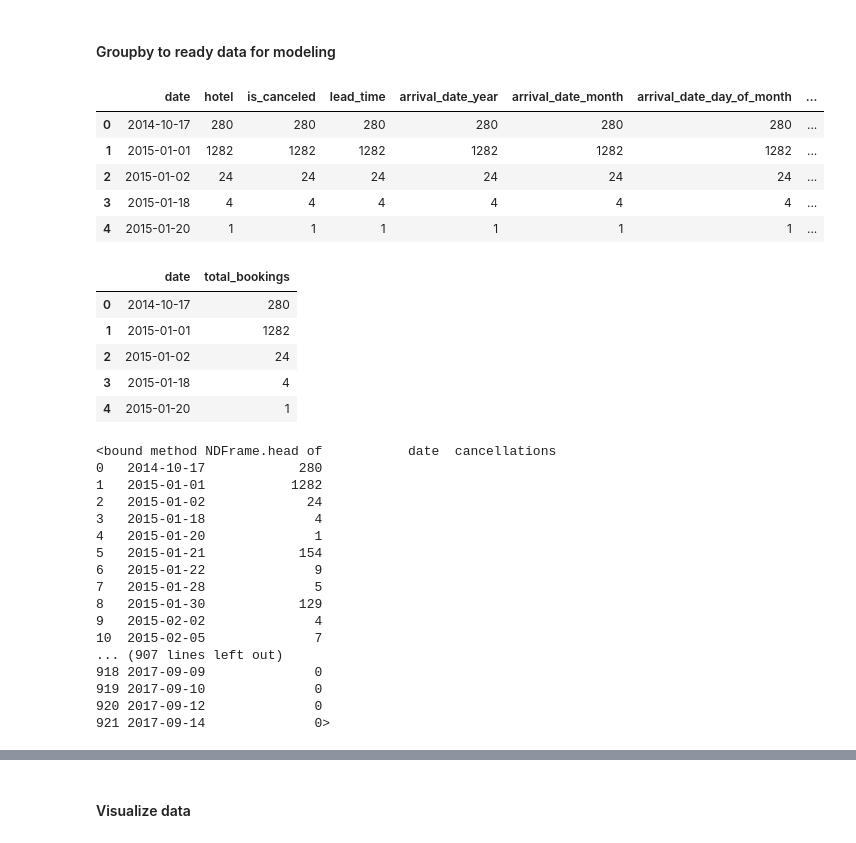
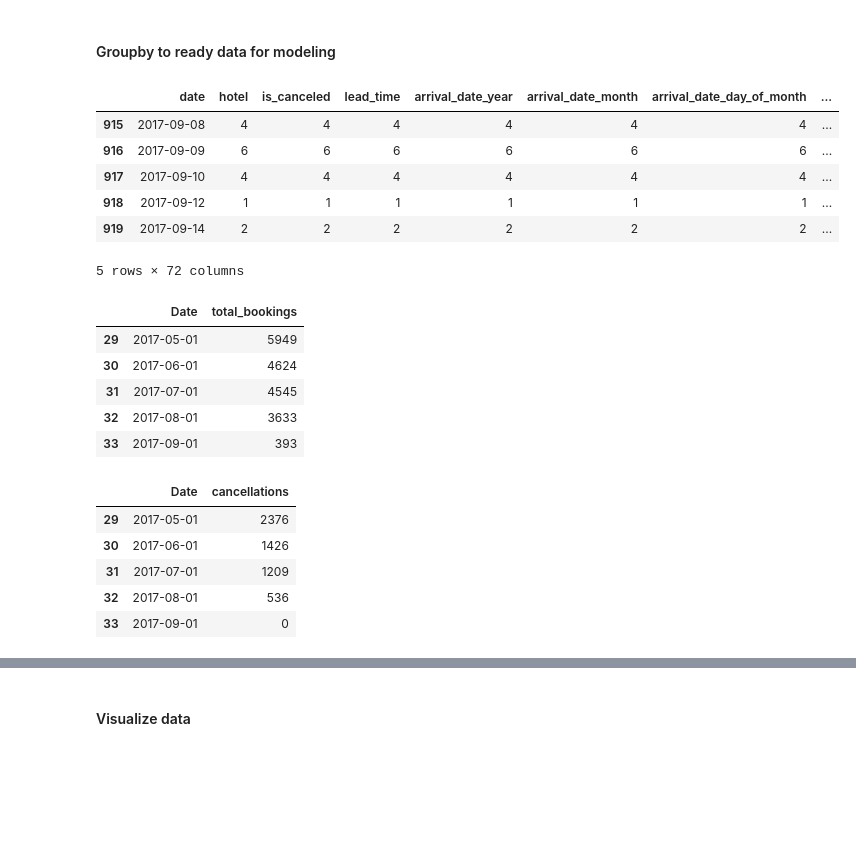
Before and after one commit to hdavis-sandiego/ADS508-Final, a Jupyter notebook: notebooks/02_data_scrub/VS data_scrub.ipynb, the cells around one changed output, grey strips where cells are left out. Drawn from its saved outputs; the diff is of its cells as text; code cells hidden in the pictures; blank space fills up the shorter version.

```diff
--- a/notebooks/02_data_scrub/VS data_scrub.ipynb
+++ b/notebooks/02_data_scrub/VS data_scrub.ipynb
@@ -591,51 +578,42 @@ dtype: float64
 test_oversamp = test_oversamp.rename(columns={"reservation_status_date": "date"})
 # %%
 bookings_grouped = test_oversamp.groupby('date', as_index=False).count()
-bookings_grouped.head()
+bookings_grouped.tail()
 
 
 # bookings_grouped = test_oversamp.groupby('reservation_status_date', sort=False)['reservation_year'].count()
 # #
 # %% [output]
 |  | date | hotel | is_canceled | lead_time | arrival_date_year | arrival_date_month | arrival_date_day_of_month | ... |
-| 0 | 2014-10-17 | 280 | 280 | 280 | 280 | 280 | 280 | ... |
-| 1 | 2015-01-01 | 1282 | 1282 | 1282 | 1282 | 1282 | 1282 | ... |
-| 2 | 2015-01-02 | 24 | 24 | 24 | 24 | 24 | 24 | ... |
-| 3 | 2015-01-18 | 4 | 4 | 4 | 4 | 4 | 4 | ... |
-| 4 | 2015-01-20 | 1 | 1 | 1 | 1 | 1 | 1 | ... |
+| 915 | 2017-09-08 | 4 | 4 | 4 | 4 | 4 | 4 | ... |
+| 916 | 2017-09-09 | 6 | 6 | 6 | 6 | 6 | 6 | ... |
+| 917 | 2017-09-10 | 4 | 4 | 4 | 4 | 4 | 4 | ... |
+| 918 | 2017-09-12 | 1 | 1 | 1 | 1 | 1 | 1 | ... |
+| 919 | 2017-09-14 | 2 | 2 | 2 | 2 | 2 | 2 | ... |
+5 rows × 72 columns
 # %%
-bookings_grouped = test_oversamp.groupby(['date'], as_index=False)['reservation_year'].count()
+test_oversamp['Date'] = pd.to_datetime(test_oversamp['date']).apply(lambda x: x.replace(day=1))
+bookings_grouped = test_oversamp.groupby(['Date'], as_index=False)['reservation_year'].count()
 bookings_grouped = bookings_grouped.rename(columns={"reservation_year": "total_bookings"})
-bookings_grouped.head()
+bookings_grouped.tail()
 # %% [output]
-|  | date | total_bookings |
-| 0 | 2014-10-17 | 280 |
-| 1 | 2015-01-01 | 1282 |
-| 2 | 2015-01-02 | 24 |
-| 3 | 2015-01-18 | 4 |
-| 4 | 2015-01-20 | 1 |
+|  | Date | total_bookings |
+| 29 | 2017-05-01 | 5949 |
+| 30 | 2017-06-01 | 4624 |
+| 31 | 2017-07-01 | 4545 |
+| 32 | 2017-08-01 | 3633 |
+| 33 | 2017-09-01 | 393 |
 # %%
-cancellations_grouped= test_oversamp.groupby(['date'], as_index=False)['is_canceled'].sum()
+cancellations_grouped= test_oversamp.groupby(['Date'], as_index=False)['is_canceled'].sum()
 cancellations_grouped = cancellations_grouped.rename(columns={"is_canceled": "cancellations"})
-cancellations_grouped.head
+cancellations_grouped.tail()
 # %% [output]
-<bound method NDFrame.head of           date  cancellations
-0   2014-10-17            280
-1   2015-01-01           1282
-2   2015-01-02             24
-3   2015-01-18              4
-4   2015-01-20              1
-5   2015-01-21            154
-6   2015-01-22              9
-7   2015-01-28              5
-8   2015-01-30            129
-9   2015-02-02              4
-10  2015-02-05              7
-... (907 lines left out)
-918 2017-09-09              0
-919 2017-09-10              0
-920 2017-09-12              0
-921 2017-09-14              0>
+|  | Date | cancellations |
+| 29 | 2017-05-01 | 2376 |
+| 30 | 2017-06-01 | 1426 |
+| 31 | 2017-07-01 | 1209 |
+| 32 | 2017-08-01 | 536 |
+| 33 | 2017-09-01 | 0 |
 # %%
 cancellations_grouped.info()
 # %% [output]
```
Also changed, not shown: parts of 25 cells of this notebook, 3 other files.
